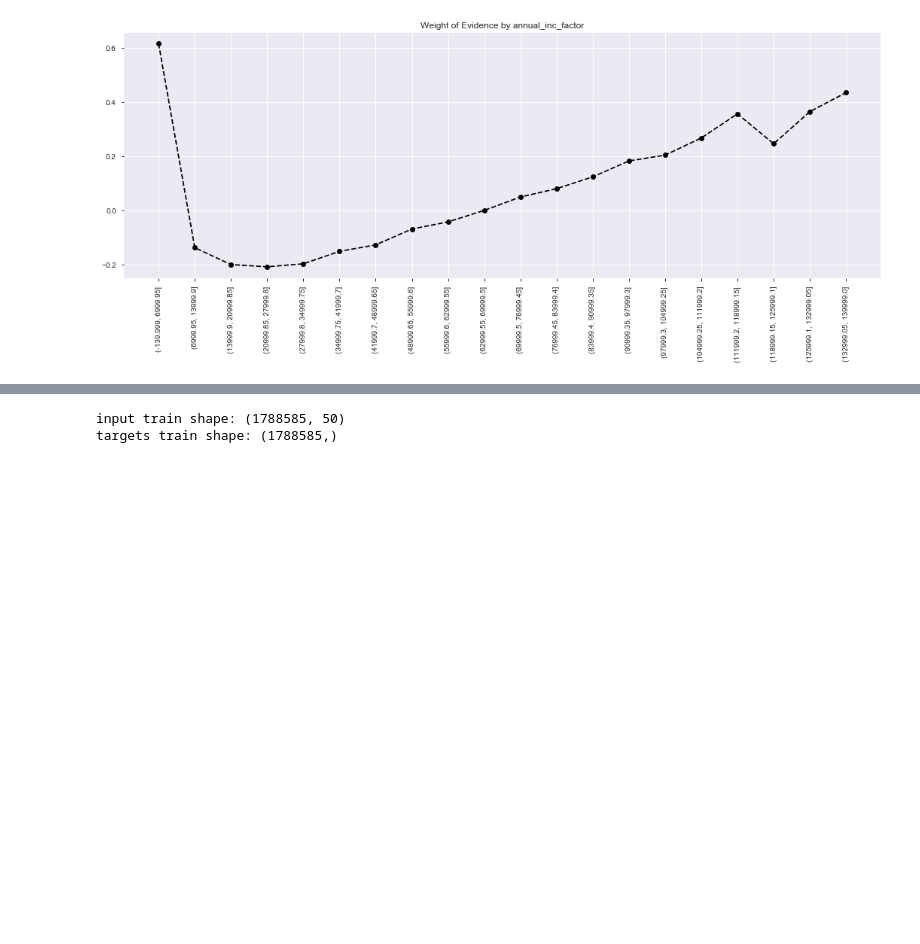
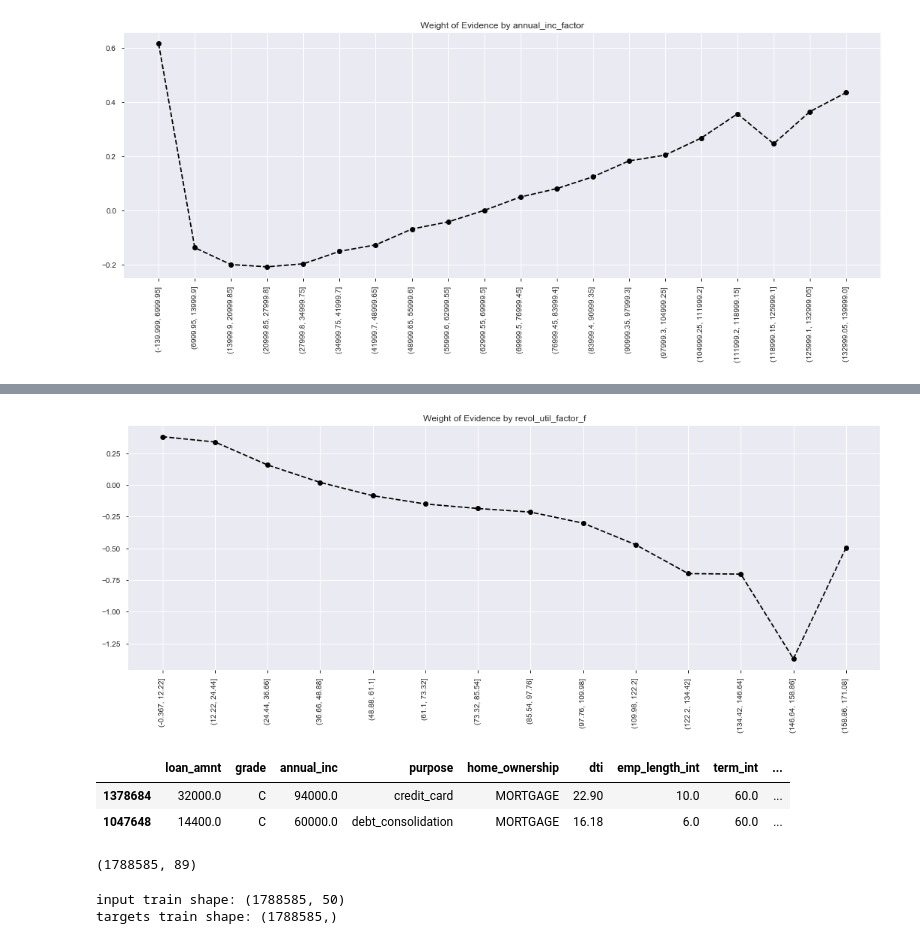
Before and after one commit to fayadabbasi/CreditRisk, a Jupyter notebook: LC_Revised_Workflow.ipynb, the cells around one changed output, grey strips where cells are left out. Cells and saved outputs as stored; diff of their text form; code cells hidden in the pictures; blank space fills up the shorter version.

```diff
--- a/LC_Revised_Workflow.ipynb
+++ b/LC_Revised_Workflow.ipynb
@@ -303,0 +330,17 @@ df_inputs_prepr['annual_inc_factor:7'] = np.where((df_inputs_prepr['annual_inc_f
+# %%
+df_inputs_prepr['int_rate_factor:1'] = np.where((df_inputs_prepr['int_rate_factor_f'].isin(range(8))),1,0)
+df_inputs_prepr['int_rate_factor:2'] = np.where((df_inputs_prepr['int_rate_factor_f'].isin(range(8,11))),1,0)
+df_inputs_prepr['int_rate_factor:3'] = np.where((df_inputs_prepr['int_rate_factor_f'].isin(range(11,13))),1,0)
+df_inputs_prepr['int_rate_factor:4'] = np.where((df_inputs_prepr['int_rate_factor_f'].isin(range(13,15))),1,0)
+df_inputs_prepr['int_rate_factor:5'] = np.where((df_inputs_prepr['int_rate_factor_f'].isin(range(15,17))),1,0)
+df_inputs_prepr['int_rate_factor:6'] = np.where((df_inputs_prepr['int_rate_factor_f'].isin(range(17,19))),1,0)
+df_inputs_prepr['int_rate_factor:7'] = np.where((df_inputs_prepr['int_rate_factor_f'].isin(range(19,21))),1,0)
+df_inputs_prepr['int_rate_factor:8'] = np.where((df_inputs_prepr['int_rate_factor_f'].isin(range(21,23))),1,0)
+df_inputs_prepr['int_rate_factor:9'] = np.where((df_inputs_prepr['int_rate_factor_f'].isin(range(23,25))),1,0)
+df_inputs_prepr['int_rate_factor:10'] = np.where((df_inputs_prepr['int_rate_factor_f'].isin(range(25,27))),1,0)
+df_inputs_prepr['int_rate_factor:11'] = np.where((df_inputs_prepr['int_rate_factor_f'].isin(range(27,int(df_inputs_prepr['int_rate_factor'].max())))),1,0)
+# %%
+df_inputs_prepr['revol_util_factor_f'] = pd.cut(df_inputs_prepr['revol_util_factor'],30)
+# %%
+df_temp = woe_ordered_continuous(df_inputs_prepr,'revol_util_factor_f',df_targets_prepr)
+df_temp
@@ -303,0 +365,4 @@ df_inputs_prepr['annual_inc_factor:7'] = np.where((df_inputs_prepr['annual_inc_f
+# %%
+plot_by_woe(df_temp, 90)
+# %% [output]
+[figure, added]
@@ -304,3 +379,13 @@ df_inputs_prepr['annual_inc_factor:7'] = np.where((df_inputs_prepr['annual_inc_f
+# %%
+df_inputs_prepr.head(2)
+# %% [output]
+|  | loan_amnt | grade | annual_inc | purpose | home_ownership | dti | emp_length_int | term_int | ... |
+| 1378684 | 32000.0 | C | 94000.0 | credit_card | MORTGAGE | 22.90 | 10.0 | 60.0 | ... |
+| 1047648 | 14400.0 | C | 60000.0 | debt_consolidation | MORTGAGE | 16.18 | 6.0 | 60.0 | ... |
+# %%
+df_inputs_prepr.shape
+# %% [output]
+(1788585, 89)
 # %%
 from sklearn.linear_model import LogisticRegression
 from sklearn import metrics
```
Also changed, not shown: parts of 6 cells of this notebook.
